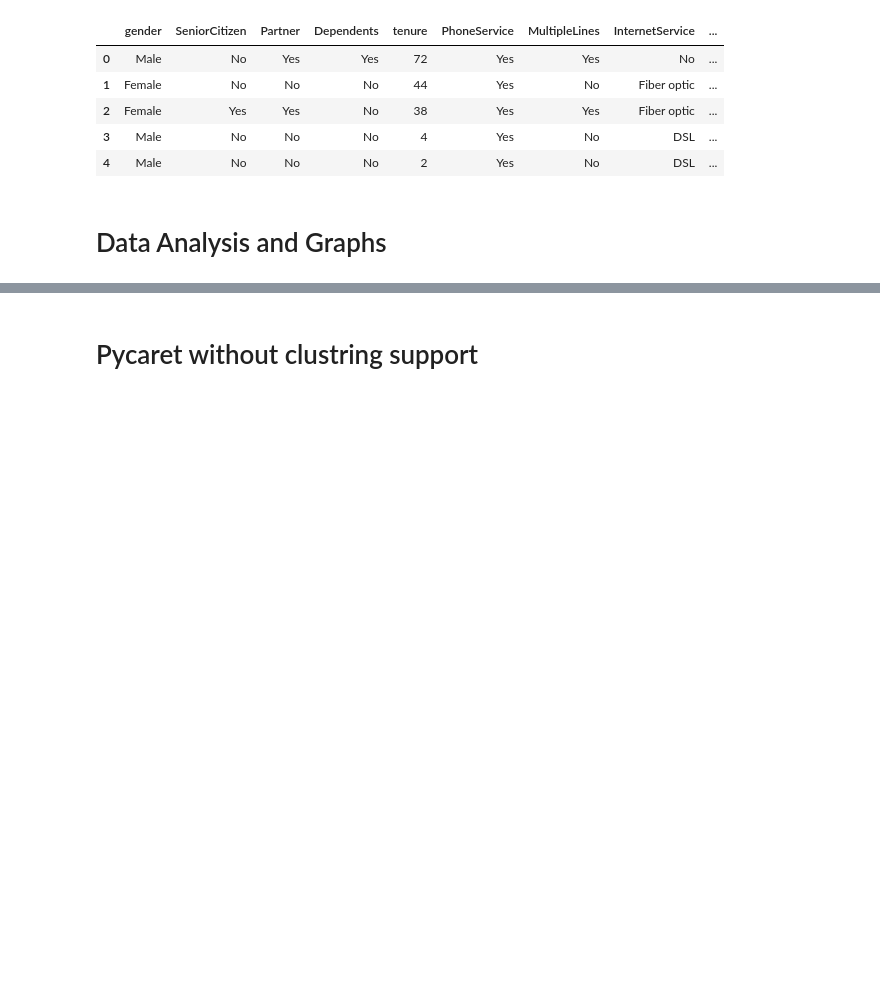
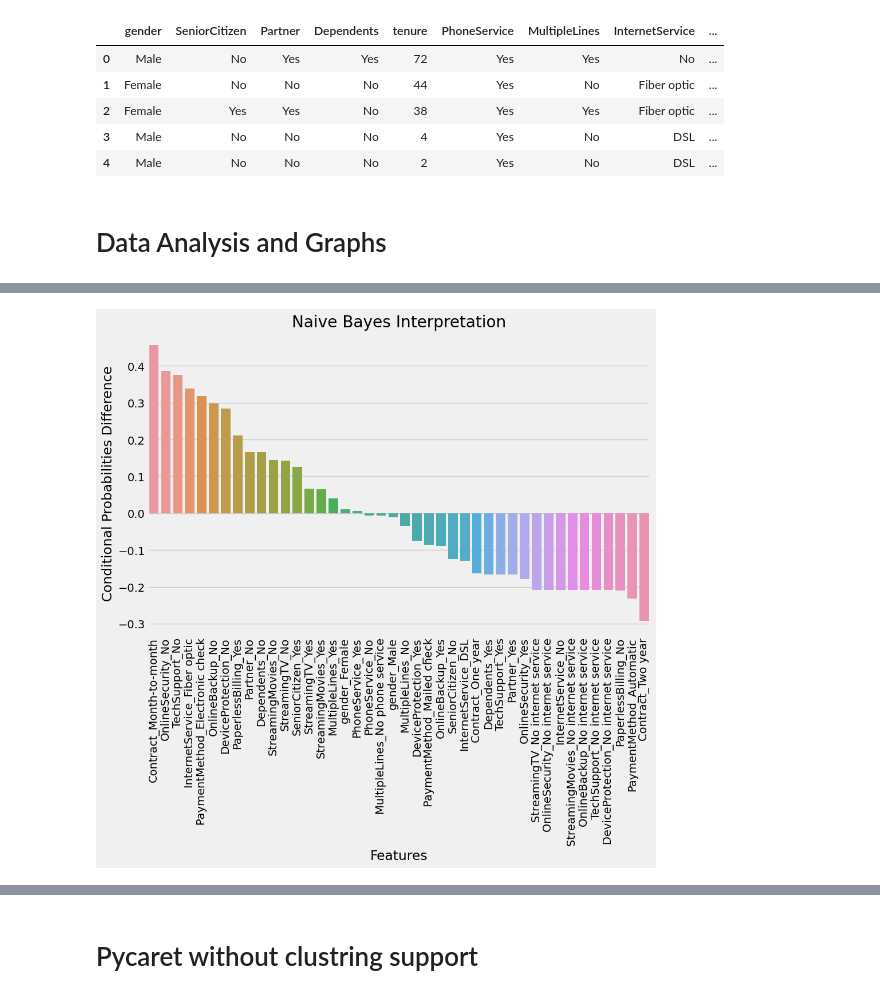
Before and after one commit to gordoaraujo/cl_churn_prediction, a Jupyter notebook: notebooks/Alaa_cl_churn.ipynb, the cells around one changed output, grey strips where cells are left out. Saved outputs shown, nothing was run; the diff lists cells and outputs as text; code cells hidden in the pictures; blank space fills up the shorter version.

```diff
--- a/notebooks/Alaa_cl_churn.ipynb
+++ b/notebooks/Alaa_cl_churn.ipynb
@@ -62,7 +62,7 @@ import plotly.express as px
 
 plt.rcParams["figure.figsize"] = (10, 10)  # Change matplotlib Box Size
 plt.rcParams["font.size"] = 14  # Change matplotlib Font Size
-plt.style.use("fivethirtyeight")
+#plt.style.use("fivethirtyeight")
 # %% [markdown]
 ## load Data
 # %%
@@ -86,10 +116,32 @@ categorical_features = df.select_dtypes(exclude=['int', 'float']).columns
 # %%
 def crosstab_function(df, var):
     tab = pd.DataFrame(pd.crosstab(df[var], df["Churn"], margins=True)).reset_index()
-    tab['Percentage'] = tab[1] / tab['All'] * 100
-
+    tab['Percentage'] = tab.iloc[:,2] / tab['All'] * 100
+    z = []
+    w = []
+    for i in tab.index:
+      z.append(round(tab["Yes"].iloc[i]/tab["Yes"].iloc[-1] ,4) )
+      w.append(round(tab["No"].iloc[i]/tab["No"].iloc[-1] ,4) )
     tab.columns = [var, 'Churn_NO', 'Churn_YES', 'Total', 'Churn Percentage']
+    tab["P(fature|Churn)"] = z
+    tab["P(fature|Churn_No)"] = w
     return tab
 # %%
-for i, column in enumerate(categorical_features):
-    print(crosstab_function(df,column))
+#for i, column in enumerate(categorical_features):
+ #   print(crosstab_function(df,column))
+# %%
+features = []
+Churn_yes_perc = []
+Churn_No_perc = []
+for i, column in enumerate(categorical_features.drop('Churn')):
+  t = crosstab_function(df,column)
+  for index_row in t.index[:-1]:
+    features.append(t.columns[0]+'_'+t.iloc[index_row,0])
+    Churn_yes_perc.append(t.iloc[index_row,-2])
+    Churn_No_perc.append(t.iloc[index_row,-1])
+
+Churn_Cat_to_plot = pd.DataFrame()
+Churn_Cat_to_plot['features'] = features
+Churn_Cat_to_plot['P(feature | Churn_Yes)'] =Churn_yes_perc
+Churn_Cat_to_plot['P(feature | Churn_NO)'] = Churn_No_perc
+Churn_Cat_to_plot['P(F| Yes)- P(F| NO)'] = Churn_Cat_to_plot['P(feature | Churn_Yes)']- Churn_Cat_to_plot['P(feature | Churn_NO)']
@@ -95,0 +177,11 @@ for i, column in enumerate(categorical_features):
+# %%
+dC = Churn_Cat_to_plot.sort_values(by=["P(F| Yes)- P(F| NO)"],ascending=False)
+#plt.figure(figsize=(20,8))
+from matplotlib import rcParams
+rcParams.update({'figure.autolayout': True})
+ax = sns.barplot(data=dC, x='features', y="P(F| Yes)- P(F| NO)")#, hue=None
+ax.set(xlabel='Features', ylabel='Conditional Probabilities Difference', title='Naive Bayes Interpretation')
+plt.xticks(rotation = 90); # Rotates X-Axis Ticks by 45-degrees
+plt.savefig('NaiveBayesInterpretation1.png')
+# %% [output]
+[figure, added]
```
Also changed, not shown: parts of 33 cells of this notebook.
